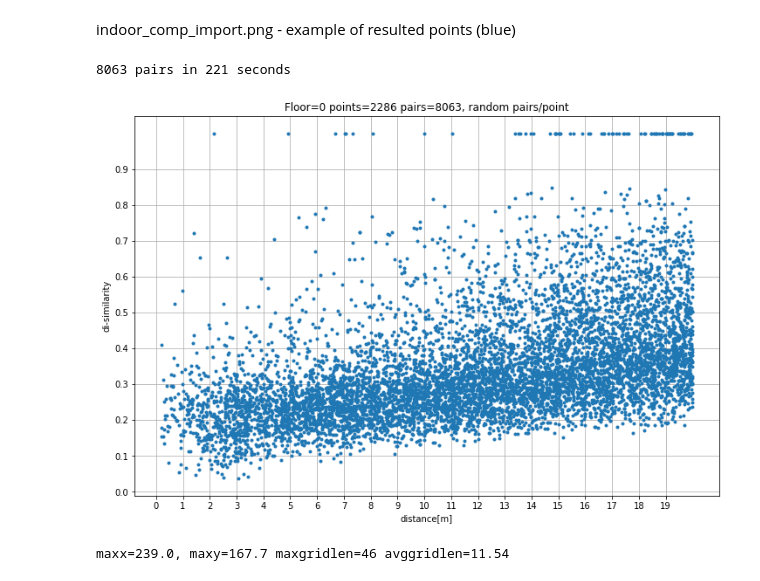
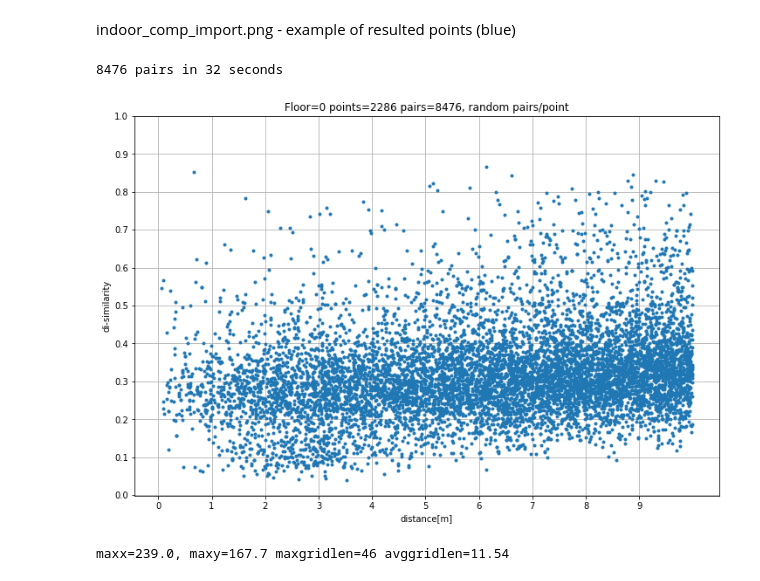
Before and after one commit to documenteinaer/similarity, a Jupyter notebook: similarity-indoor-competition.ipynb, the cells around one changed output. Drawn from its saved outputs; the diff is of its cells as text; code cells hidden in the pictures.

```diff
--- a/similarity-indoor-competition.ipynb
+++ b/similarity-indoor-competition.ipynb
@@ -171,6 +207,7 @@ def compare_locations(c1, c2, simil_method = braycurtis,  selection = 'Average')
 # %%
 # test all points on a floor versus randomly chosen points, retain only ones under 20m
 # results ~ 8000 points
+
 before = datetime.datetime.now()
 e = 0
 npct = len(etaje[e])
@@ -180,13 +217,13 @@ avg = np.array([])
 md = np.array([])
 r = np.arange(0, npct)
 for point in r:
-    ra = np.random.choice(range(0,npct), size=50, replace=True)
+    ra = np.random.choice(range(0,npct), size=150, replace=True)
     for p in ra:
         if p == point:
             continue
         eu_dist = euclidean([etaje[e][point]['x'], etaje[e][point]['y'], etaje[e][point]['z']],
                                 [etaje[e][p]['x'], etaje[e][p]['y'], etaje[e][p]['z']])
-        if eu_dist < 20.0:
+        if eu_dist < 10.0:
             bd.append([ point, p, eu_dist,
                 compare_locations(etaje[e][point], etaje[e][p], selection = 'Average')])
         """"
@@ -200,22 +237,22 @@ for point in r:
 after = datetime.datetime.now()
 print(f"{len(bd)} pairs in {(after-before).seconds} seconds")
 # %% [output]
-8063 pairs in 221 seconds
+8476 pairs in 32 seconds
 # %%
 fig =  plt.figure(figsize=(12, 8))
 plt.plot([r[2] for r in bd] , [r[3] for r in bd], ".", label='bestdir')
 
 plt.xlabel('distance[m]')
 plt.ylabel('di-similarity')
 plt.grid(True)
 plt.title(f"Floor={e} points={npct} pairs={len(bd)}, random pairs/point")
-plt.xticks(range(0, 20))
-plt.yticks(np.arange(0, 1, 0.1))
+plt.xticks(range(0, 10))
+plt.yticks(np.arange(0, 1.1, 0.1))
 #plt.legend(loc="upper right",shadow=True, fancybox=True)
 plt.show()
 #fig.savefig(f"Braycurtis_vs_dist_floor{len(etaje)}_8000pts.pdf", bbox_inches='tight')
 # %% [output]
-[figure, old version]
+[figure, new version]
 # %%
 gridsize = 10 # 10 meter grid
 e = 0
```
Also changed, not shown: parts of 8 cells of this notebook.
